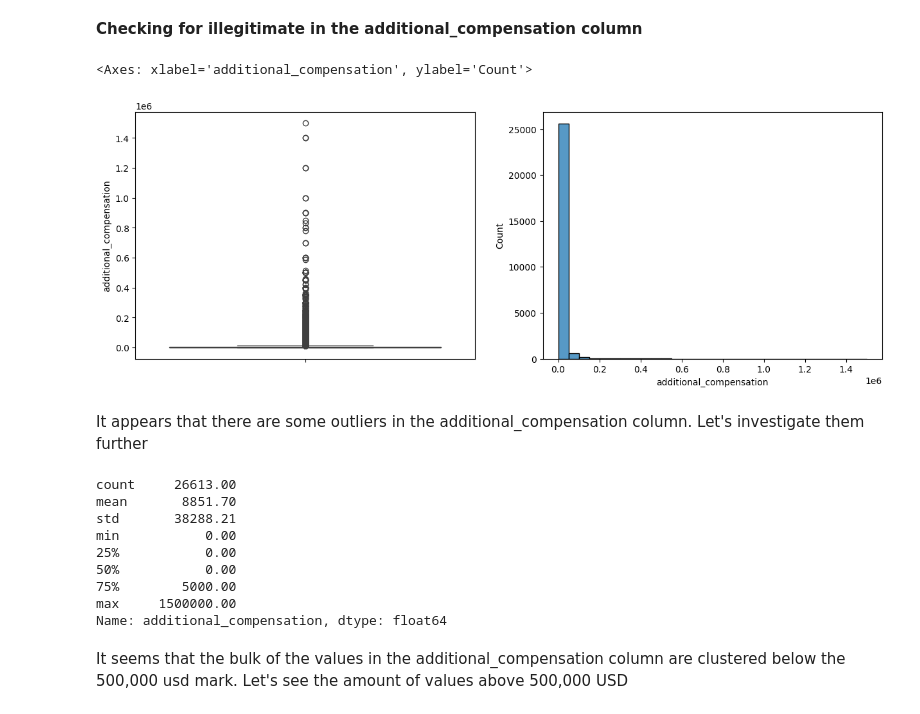
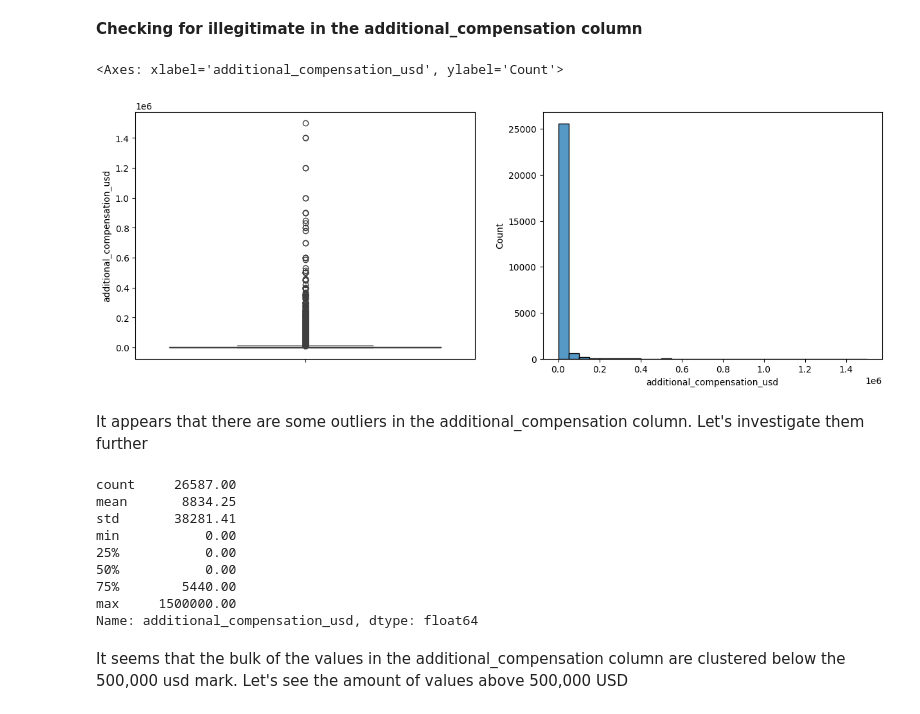
Before and after one commit to idowujames/Manager-Salary-Survey-2021-, a Jupyter notebook: notebooks/2.0-ji-second-cleaning.ipynb, the cells around one changed output. Cells and saved outputs as stored; diff of their text form; code cells hidden in the pictures.

Commit message:
Fixed exchange rate for additional_compensation

```diff
--- a/notebooks/2.0-ji-second-cleaning.ipynb
+++ b/notebooks/2.0-ji-second-cleaning.ipynb
@@ -88,15 +88,20 @@ currency_conversion = {
     "JPY": 0.0091,
     "Other": 0
 }
-# %%
-# Creating a function to convert all currencies to USD using convertion rate as of 2021
-def convert_to_usd(row):
-    if row['currency'] in currency_conversion:
-        return row['salary(annualized)'] * currency_conversion[row['currency']]
-    else:
-        return row['salary(annualized)']
+# %%
+def convert_to_usd(row):
+    conversion_rate = currency_conversion.get(row['currency'], 1)
+
+    # Convert both salary and additional compensation
+    salary_usd = row['salary(annualized)'] * conversion_rate
+    additional_compensation_usd = row['additional_compensation'] * conversion_rate
+
+    return pd.Series({
+        'salary_usd': salary_usd,
+        'additional_compensation_usd': additional_compensation_usd
+    })
 # %%
-df['salary_usd'] = df.apply(convert_to_usd, axis=1)
+df[['salary_usd', 'additional_compensation_usd']] = df.apply(convert_to_usd, axis=1)
 # %% [markdown]
 **Convert all categorial columns to category type**
 # %%
@@ -121,7 +126,7 @@ df[
 # %% [markdown]
 **Drop redundant columns**
 # %%
-df = df.drop(columns=['salary(annualized)', 'currency'])
+df = df.drop(columns=['salary(annualized)', 'currency', 'additional_compensation'])
 # %% [markdown]
 **Standerdize the race column**
 # %%
@@ -204,28 +209,28 @@ It appears the builk of values in the salary column are below 200,000 USD. But w
 # %%
 # Checking for outlier in the salary column
 fig, (ax1,ax2) = plt.subplots(1,2, figsize=(15, 5))
-sns.boxplot(y=df['additional_compensation'], ax=ax1)
+sns.boxplot(y=df['additional_compensation_usd'], ax=ax1)
 
 # Making a histogram using logscale to see the distribution of the salary column
 # sns.histplot(np.log(df['salary_usd']), bins=30, ax=ax2)
-sns.histplot(df['additional_compensation'], bins=30, ax=ax2)
+sns.histplot(df['additional_compensation_usd'], bins=30, ax=ax2)
 # %% [output]
-<Axes: xlabel='additional_compensation', ylabel='Count'>
+<Axes: xlabel='additional_compensation_usd', ylabel='Count'>
-[figure, old version]
+[figure, new version]
 # %% [markdown]
 It appears that there are some outliers in the additional_compensation column. Let's investigate them further
 # %%
-df['additional_compensation'].describe()
+df['additional_compensation_usd'].describe()
 # %% [output]
-count     26613.00
-mean       8851.70
-std       38288.21
+count     26587.00
+mean       8834.25
+std       38281.41
 min           0.00
 25%           0.00
 50%           0.00
-75%        5000.00
+75%        5440.00
 max     1500000.00
-Name: additional_compensation, dtype: float64
+Name: additional_compensation_usd, dtype: float64
 # %% [markdown]
 It seems that the bulk of the values in the additional_compensation column are clustered below the 500,000 usd mark. Let's see the amount of values above 500,000 USD
 # %%
```
Also changed, not shown: parts of 6 cells of this notebook, 2 other files.
